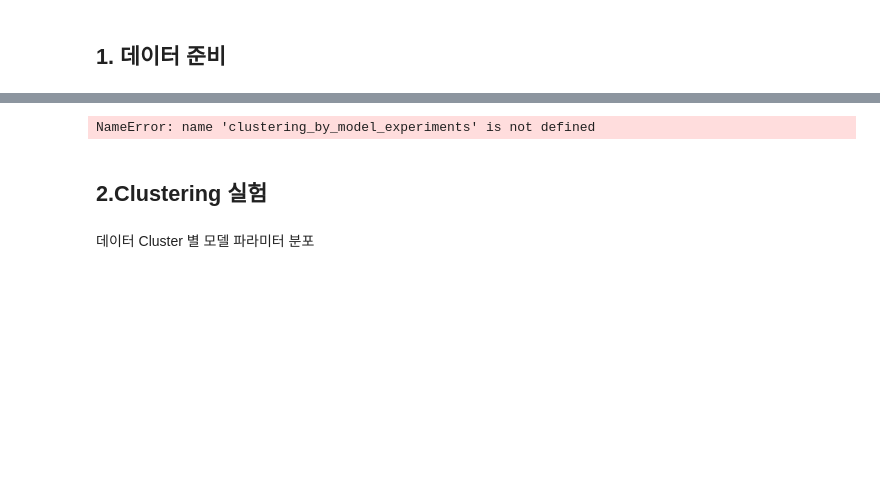
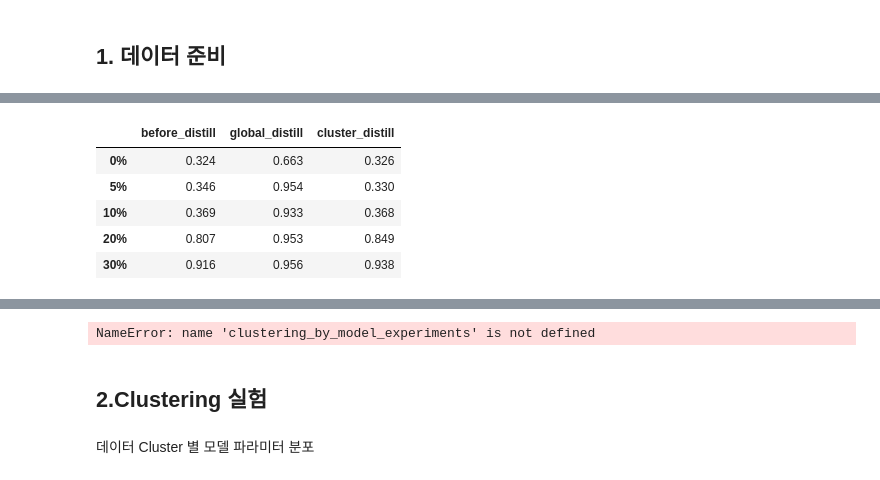
Before and after one commit to yangbaechu/FD-with-Label-Based-Group-Structure, a Jupyter notebook: FedCD.ipynb, the cells around one changed output, grey strips where cells are left out. Saved outputs shown, nothing was run; the diff lists cells and outputs as text; code cells hidden in the pictures; blank space fills up the shorter version.

```diff
--- a/FedCD.ipynb
+++ b/FedCD.ipynb
@@ -536,0 +612,9 @@ acc after global distill: 0.839, [0.917, 0.689, 0.911], 0.947
+# %%
+df_global_accs
+# %% [output]
+|  | before_distill | global_distill | cluster_distill |
+| 0% | 0.324 | 0.663 | 0.326 |
+| 5% | 0.346 | 0.954 | 0.330 |
+| 10% | 0.369 | 0.933 | 0.368 |
+| 20% | 0.807 | 0.953 | 0.849 |
+| 30% | 0.916 | 0.956 | 0.938 |
```
Also changed, not shown: parts of 8 cells of this notebook, 2 other files.
